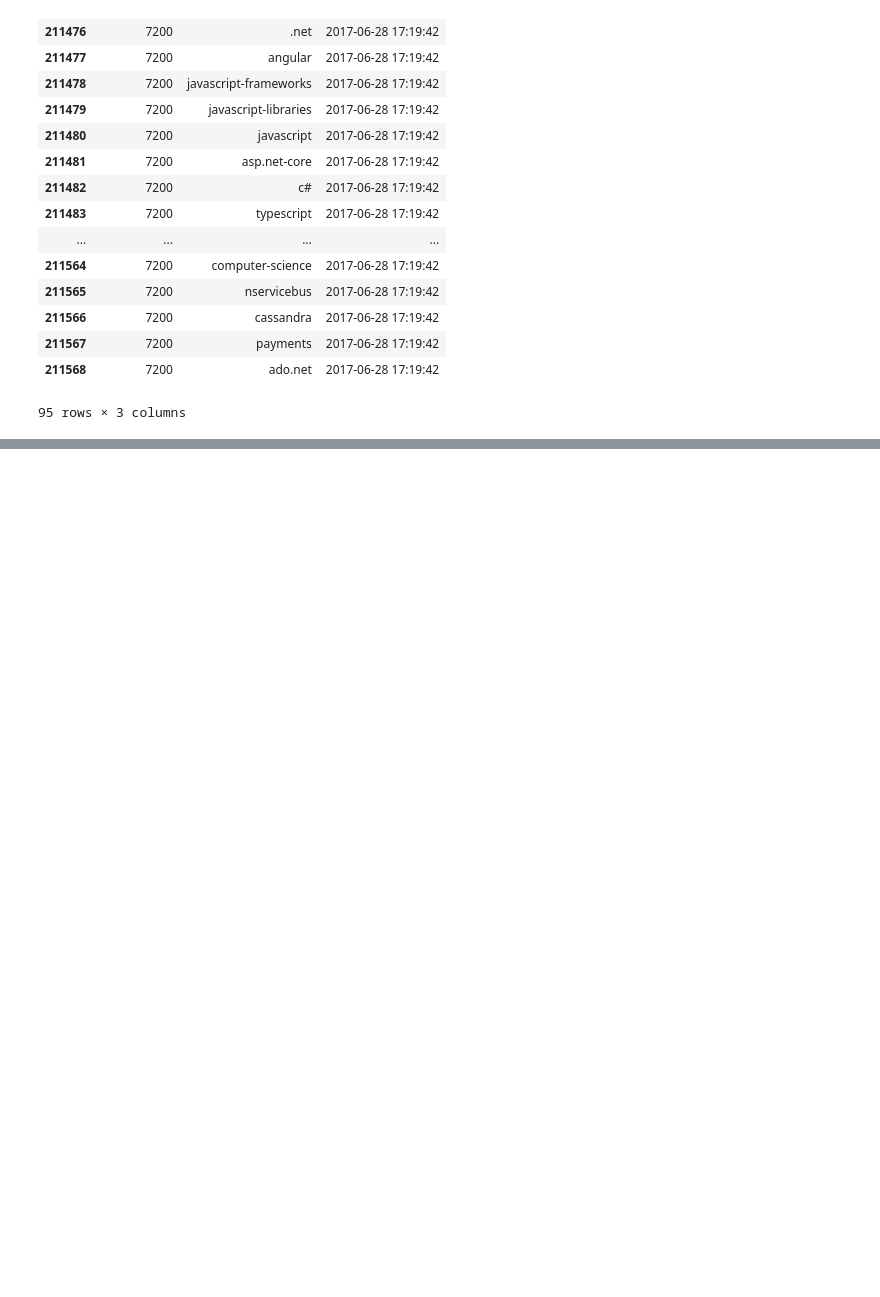
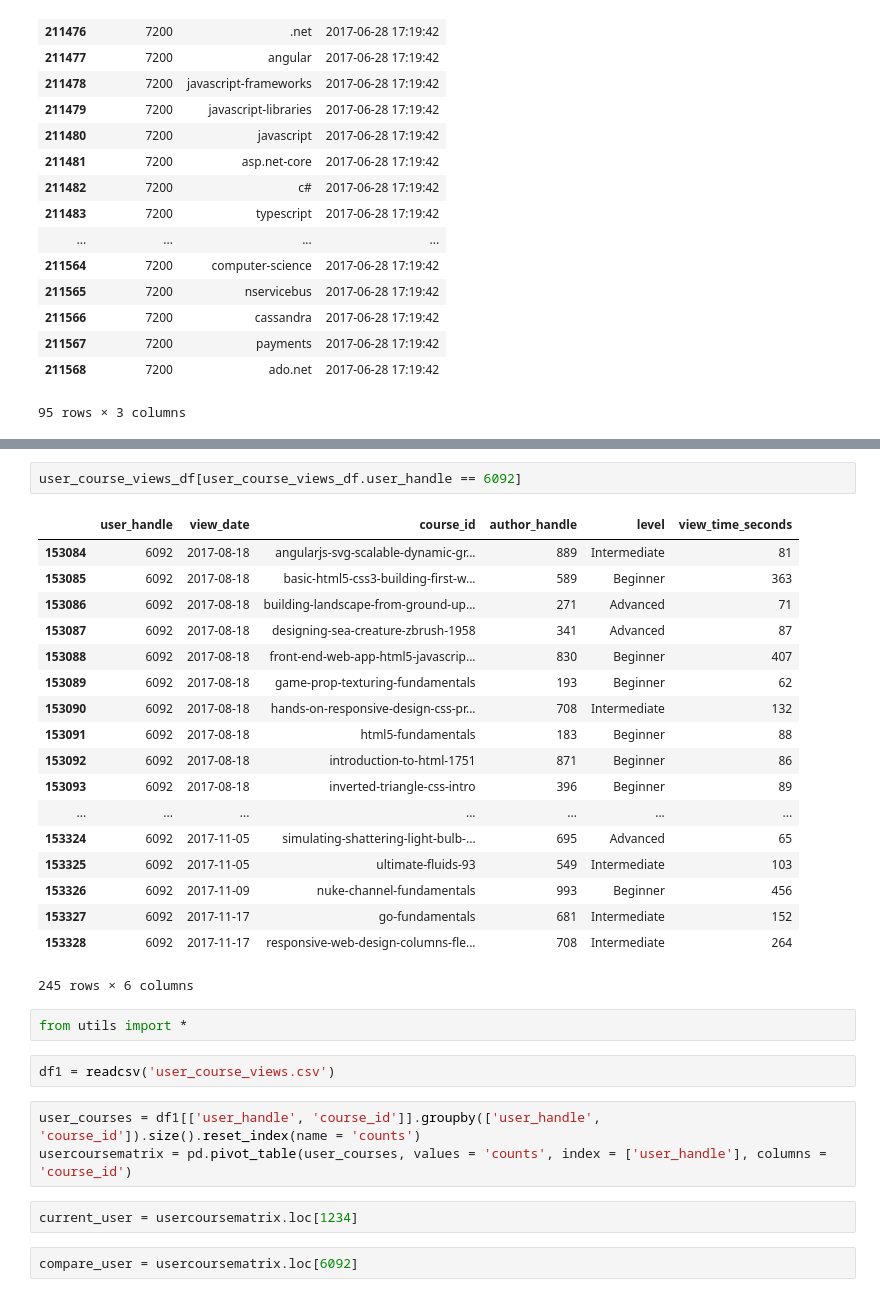
Before and after one commit to renjithmadhavan/flaskapp1, a Jupyter notebook: src/Data Exploratory Analysis Notebook.ipynb, the cells around one changed output, grey strips where cells are left out. Cells and saved outputs as stored; diff of their text form; blank space fills up the shorter version.

```diff
--- a/src/Data Exploratory Analysis Notebook.ipynb
+++ b/src/Data Exploratory Analysis Notebook.ipynb
@@ -195,0 +248,32 @@ user_interests_df[user_interests_df.user_handle == 7200]
+# %%
+user_course_views_df[user_course_views_df.user_handle == 6092]
+# %% [output]
+|  | user_handle | view_date | course_id | author_handle | level | view_time_seconds |
+| 153084 | 6092 | 2017-08-18 | angularjs-svg-scalable-dynamic-gr... | 889 | Intermediate | 81 |
+| 153085 | 6092 | 2017-08-18 | basic-html5-css3-building-first-w... | 589 | Beginner | 363 |
+| 153086 | 6092 | 2017-08-18 | building-landscape-from-ground-up... | 271 | Advanced | 71 |
+| 153087 | 6092 | 2017-08-18 | designing-sea-creature-zbrush-1958 | 341 | Advanced | 87 |
+| 153088 | 6092 | 2017-08-18 | front-end-web-app-html5-javascrip... | 830 | Beginner | 407 |
+| 153089 | 6092 | 2017-08-18 | game-prop-texturing-fundamentals | 193 | Beginner | 62 |
+| 153090 | 6092 | 2017-08-18 | hands-on-responsive-design-css-pr... | 708 | Intermediate | 132 |
+| 153091 | 6092 | 2017-08-18 | html5-fundamentals | 183 | Beginner | 88 |
+| 153092 | 6092 | 2017-08-18 | introduction-to-html-1751 | 871 | Beginner | 86 |
+| 153093 | 6092 | 2017-08-18 | inverted-triangle-css-intro | 396 | Beginner | 89 |
+| ... | ... | ... | ... | ... | ... | ... |
+| 153324 | 6092 | 2017-11-05 | simulating-shattering-light-bulb-... | 695 | Advanced | 65 |
+| 153325 | 6092 | 2017-11-05 | ultimate-fluids-93 | 549 | Intermediate | 103 |
+| 153326 | 6092 | 2017-11-09 | nuke-channel-fundamentals | 993 | Beginner | 456 |
+| 153327 | 6092 | 2017-11-17 | go-fundamentals | 681 | Intermediate | 152 |
+| 153328 | 6092 | 2017-11-17 | responsive-web-design-columns-fle... | 708 | Intermediate | 264 |
+245 rows × 6 columns
+# %%
+from utils import *
+# %%
+df1 = readcsv('user_course_views.csv')
+# %%
+user_courses = df1[['user_handle', 'course_id']].groupby(['user_handle', 'course_id']).size().reset_index(name = 'counts')
+usercoursematrix = pd.pivot_table(user_courses, values = 'counts', index = ['user_handle'], columns = 'course_id')
+# %%
+current_user = usercoursematrix.loc[1234]
+# %%
+compare_user = usercoursematrix.loc[6092]
```
Also changed, not shown: parts of 24 cells of this notebook, 3 other files.
